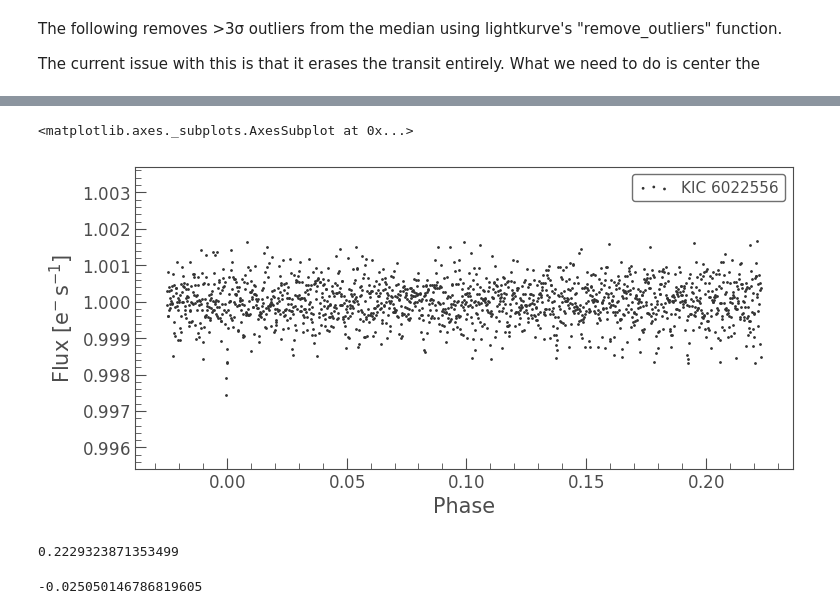
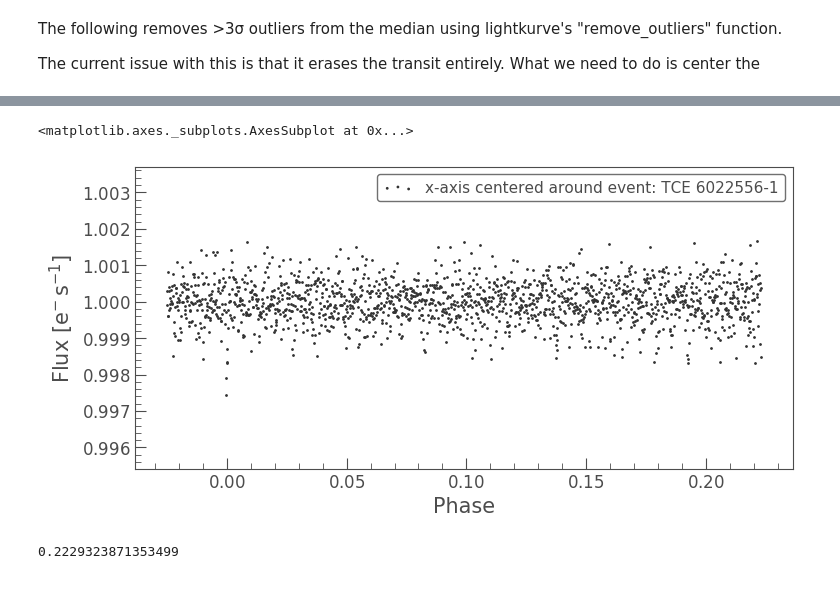
Before and after one commit to ianfowler/PlanetHuntersRepo, a Jupyter notebook: dataCleansing.ipynb, the cells around one changed output, grey strips where cells are left out. Cells and saved outputs as stored; diff of their text form; code cells hidden in the pictures.

```diff
--- a/dataCleansing.ipynb
+++ b/dataCleansing.ipynb
@@ -179,15 +179,11 @@ def focus_event(lc, r):
     return lc
 # %%
 folded_lc = focus_event(filled_lc, row)
-folded_lc.scatter()
+folded_lc.scatter(label="x-axis centered around event: TCE {}-{}".format(filled_lc.targetid, filled_lc.quarter))
 # %% [output]
 <matplotlib.axes._subplots.AxesSubplot at 0x...>
-[figure, old version]
+[figure, new version]
 # %%
 folded_lc.time.max()
 # %% [output]
 0.2229323871353499
-# %%
-folded_lc.time.min()
-# %% [output]
--0.025050146786819605
```
Also changed, not shown: parts of 9 cells of this notebook.
